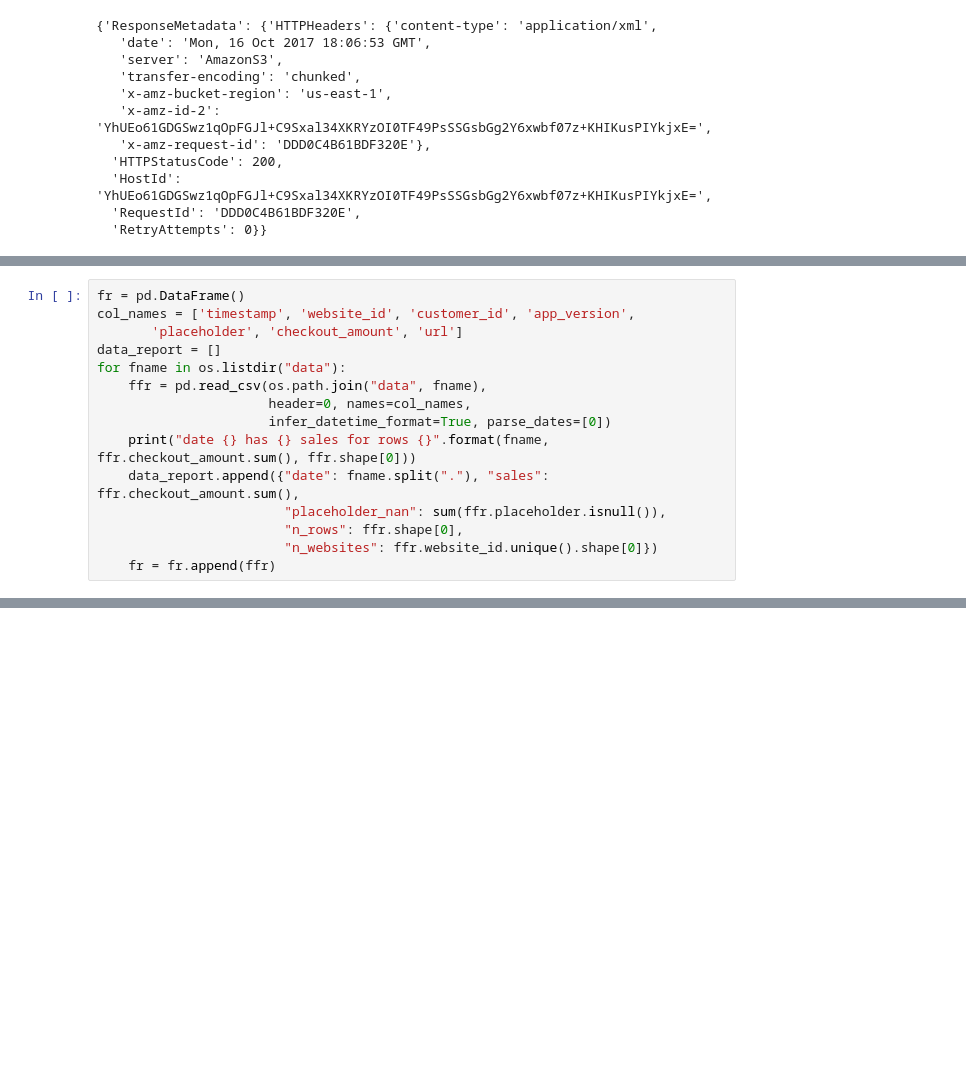
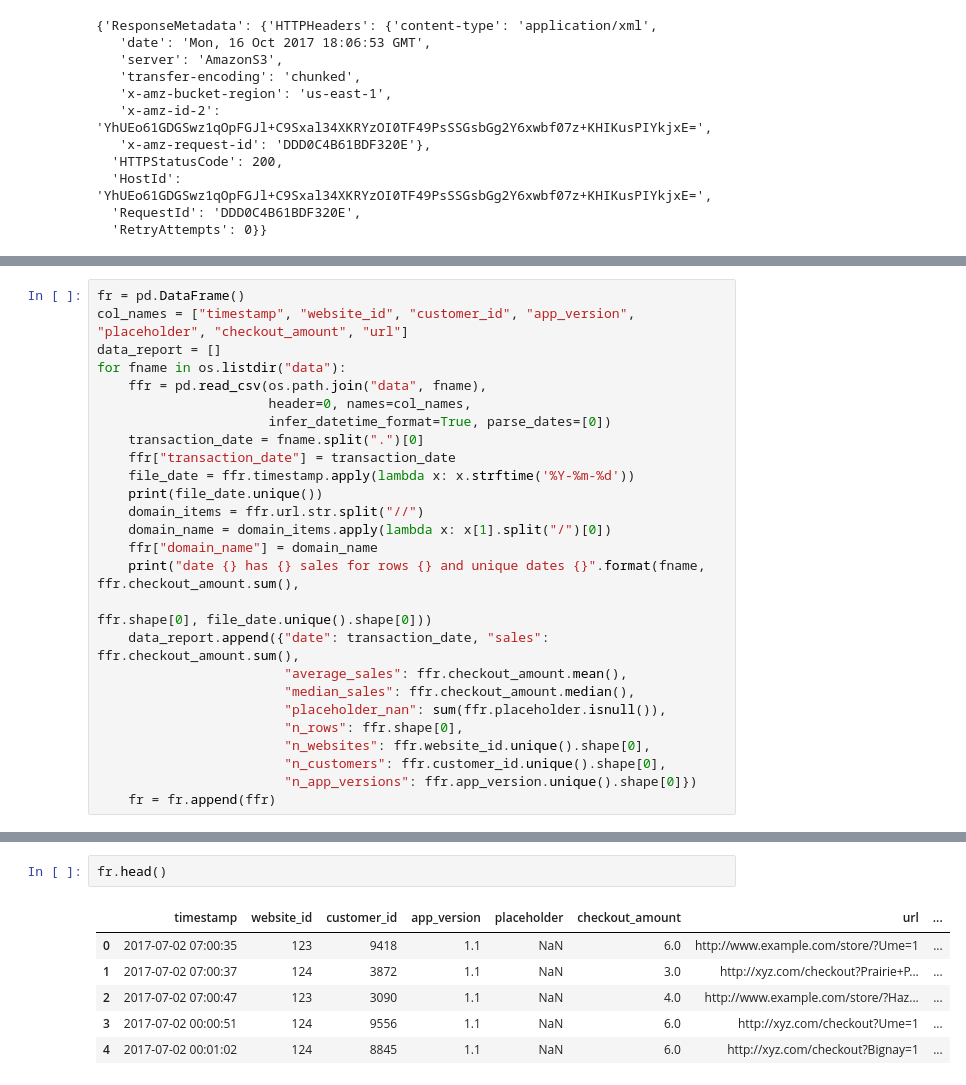
Before and after one commit to dtsmith2001/p-data-challenge, a Jupyter notebook: Explorations.ipynb, the cells around one changed output, grey strips where cells are left out. Cells and saved outputs as stored; diff of their text form; blank space fills up the shorter version.

```diff
--- a/Explorations.ipynb
+++ b/Explorations.ipynb
@@ -51,16 +71,27 @@ AttributeError: 's3.ServiceResource' object has no attribute 'list_objects'
 # %%
 fr = pd.DataFrame()
-col_names = ['timestamp', 'website_id', 'customer_id', 'app_version',
-       'placeholder', 'checkout_amount', 'url']
+col_names = ["timestamp", "website_id", "customer_id", "app_version", "placeholder", "checkout_amount", "url"]
 data_report = []
 for fname in os.listdir("data"):
     ffr = pd.read_csv(os.path.join("data", fname),
                       header=0, names=col_names,
                       infer_datetime_format=True, parse_dates=[0])
-    print("date {} has {} sales for rows {}".format(fname, ffr.checkout_amount.sum(), ffr.shape[0]))
-    data_report.append({"date": fname.split("."), "sales": ffr.checkout_amount.sum(),
+    transaction_date = fname.split(".")[0]
+    ffr["transaction_date"] = transaction_date
+    file_date = ffr.timestamp.apply(lambda x: x.strftime('%Y-%m-%d'))
+    print(file_date.unique())
+    domain_items = ffr.url.str.split("//")
+    domain_name = domain_items.apply(lambda x: x[1].split("/")[0])
+    ffr["domain_name"] = domain_name
+    print("date {} has {} sales for rows {} and unique dates {}".format(fname, ffr.checkout_amount.sum(),
+                                                                        ffr.shape[0], file_date.unique().shape[0]))
+    data_report.append({"date": transaction_date, "sales": ffr.checkout_amount.sum(),
+                        "average_sales": ffr.checkout_amount.mean(),
+                        "median_sales": ffr.checkout_amount.median(),
                         "placeholder_nan": sum(ffr.placeholder.isnull()),
                         "n_rows": ffr.shape[0],
-                        "n_websites": ffr.website_id.unique().shape[0]})
+                        "n_websites": ffr.website_id.unique().shape[0],
+                        "n_customers": ffr.customer_id.unique().shape[0],
+                        "n_app_versions": ffr.app_version.unique().shape[0]})
     fr = fr.append(ffr)
 # %% [output]
@@ -102,0 +141,9 @@ memory usage: 2.0+ MB
+# %%
+fr.head()
+# %% [output]
+|  | timestamp | website_id | customer_id | app_version | placeholder | checkout_amount | url | ... |
+| 0 | 2017-07-02 07:00:35 | 123 | 9418 | 1.1 | NaN | 6.0 | http://www.example.com/store/?Ume=1 | ... |
+| 1 | 2017-07-02 07:00:37 | 124 | 3872 | 1.1 | NaN | 3.0 | http://xyz.com/checkout?Prairie+P... | ... |
+| 2 | 2017-07-02 07:00:47 | 123 | 3090 | 1.1 | NaN | 4.0 | http://www.example.com/store/?Haz... | ... |
+| 3 | 2017-07-02 00:00:51 | 124 | 9556 | 1.1 | NaN | 6.0 | http://xyz.com/checkout?Ume=1 | ... |
+| 4 | 2017-07-02 00:01:02 | 124 | 8845 | 1.1 | NaN | 6.0 | http://xyz.com/checkout?Bignay=1 | ... |
```
Also changed, not shown: parts of 13 cells of this notebook.
